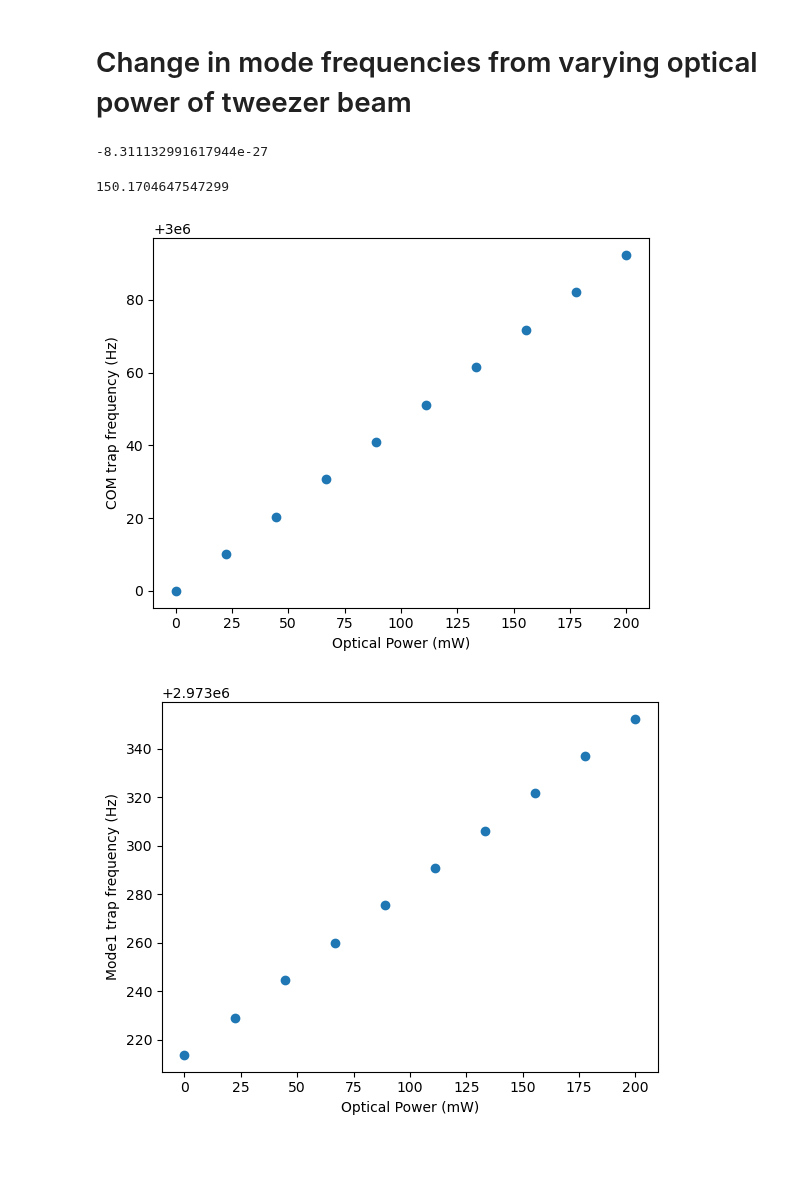
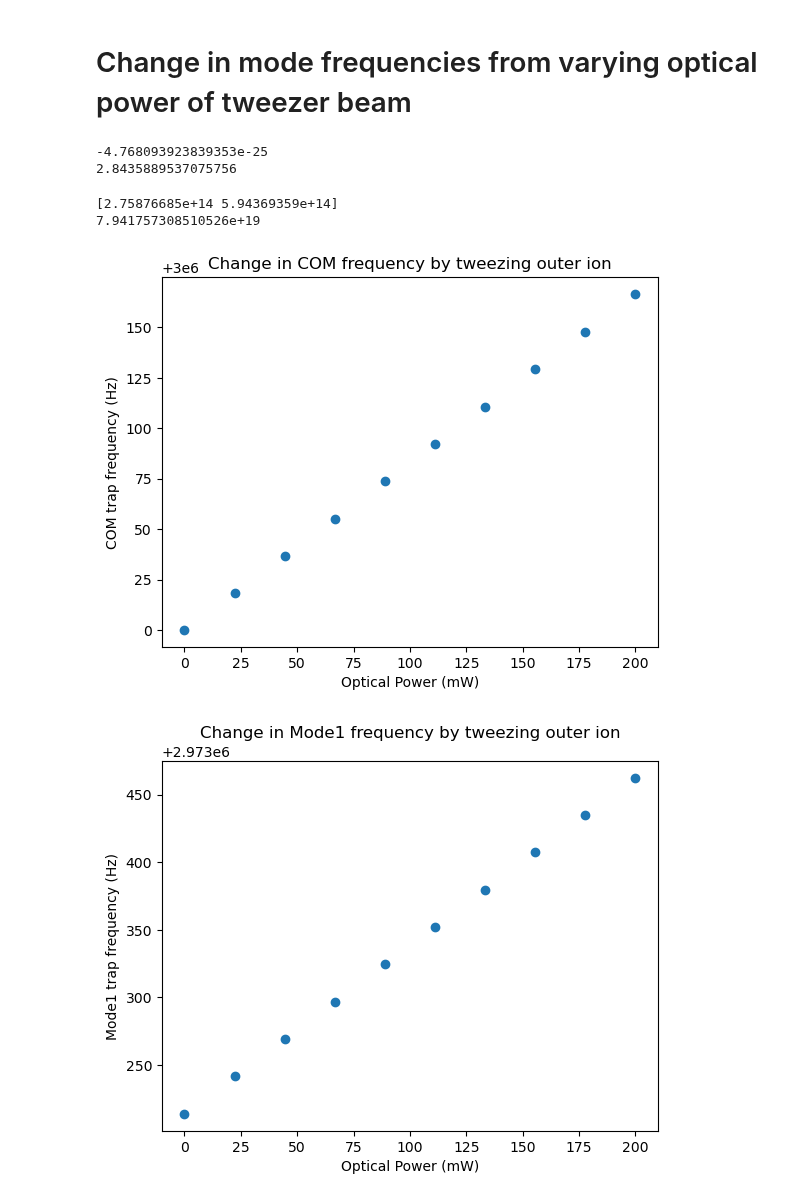
Before and after one commit to SQRLab/BladeRunner, a Jupyter notebook: Tweezers/Duke_Ba.ipynb, the cells around one changed output. Saved outputs shown, nothing was run; the diff lists cells and outputs as text; code cells hidden in the pictures; blank space fills up the shorter version.

Commit message:
checkpoint

```diff
--- a/Tweezers/Duke_Ba.ipynb
+++ b/Tweezers/Duke_Ba.ipynb
@@ -20,15 +20,23 @@ mBa138 = 137.905232 * constants.atomic_mass
 c = constants.c
 e = constants.e
 hbar = constants.hbar
+h = constants.h
 pi = np.pi
 
 # setting up parameters that we're not changing
 tweezer_wavelength = 532e-9
 omega_tweezer = 2*pi*c/tweezer_wavelength
-linewidths = [2*pi*20.5e6,2*pi*25.2e6]
-lambda_res = np.array([4554.033e-10,4130.649e-10])
+print(omega_tweezer)
+linewidths = np.array([2*pi*20.5e6,2*pi*25.2e6])
+branching_ratios = np.array([0.732,0.702])
+linewidths = linewidths * branching_ratios
+print(linewidths)
+lambda_res = np.array([493.545e-9,455.531e-9])
+print(lambda_res)
+
 omega_res = 2*pi*c/lambda_res
 lifetimes = linewidths
-print(linewidths)
+
+
 #test
 # %% [output]
@@ -209,42 +223,56 @@ plt.show()
 # Change in mode frequencies from varying optical power of tweezer beam
 # %%
 #This cell just checks my math with Jerry's math to do the power sweep
-P_opt = 96e-3
-w0 = 4e-6 #2 um beam diameter was quoted but my numbers only match Jerry's numbers if w0=4 um
+
+w0 = 1.6e-6 #1 um beam diameter was quoted but my numbers only match Jerry's numbers if w0=4 um
+P_opt = 6.1e10* (pi*w0**2)
 pot = potential(omega_tweezer,linewidths,omega_res,P_opt,w0) #calculating the dipole potential from both S-P transitions
 print(pot)
-(omega_tweezer_r(pot,w0,mBa137)/2*pi)/1e3 #kHz #calculates optical trap frequency based off a Taylor expansion at x=y=z=0 of the beam
+print((omega_tweezer_r(pot,w0,mBa137)/2*pi)/1e6) #MHz #calculates optical trap frequency based off a Taylor expansion at x=y=z=0 of the beam
 # %% [output]
--8.311132991617944e-27
+-4.768093923839353e-25
+2.8435889537075756
-150.1704647547299
+# %%
+I = 6.1e10 #6.1 MW/cm^2
+detuning = np.array([omega_res[0]-omega_tweezer,omega_res[1]-omega_tweezer])
+print(detuning)
+#some equations from Rajibul's paper for a sanity check
+Rabi_squared = [(linewidths[0]*6*pi*c**2)/(hbar*omega_res[0]**3) * I , linewidths[1] *(6*pi*c**2)/(hbar*omega_res[1]**3) * I]
+pot = hbar*Rabi_squared[0] / 4*detuning[0] + hbar*Rabi_squared[1] / 4*detuning[1]
+print(omega_tweezer_r(pot,w0,mBa137)/(2*pi))
+# %% [output]
+[2.75876685e+14 5.94369359e+14]
+7.941757308510526e+19
 # %%
 #going to sweep over powers from 0 mW to 200 mW and make 3 plots for 3 different ion positions
 N = 3
 P_opt = np.linspace(0,200e-3,10)
 w0=4e-6
 tweeze_0 = []
 Modes = []
 for P in range(len(P_opt)):
     tweeze_0.append(physical_params_to_radial_mode_vectors(N,ueq,[0],tweezer_wavelength,linewidths,omega_res,w_rf_a,w_rf_r,P_opt[P],w0,m,potential(omega_tweezer,linewidths,omega_res,P_opt[P],w0)))
         # Get modes for the tweezed system (both ions tweezed simultaneously)
 COM_frequencies = np.array([tweeze_0[i][0][0] for i in range(len(P_opt))]) #Hz
 plt.scatter(P_opt*1e3,COM_frequencies)
 plt.xlabel("Optical Power (mW)")
 plt.ylabel("COM trap frequency (Hz)")
+plt.title("Change in COM frequency by tweezing outer ion")
 plt.show()
 Mode1_frequencies = np.array([tweeze_0[i][1][0] for i in range(len(P_opt))]) #Hz
 
 plt.scatter(P_opt*1e3,Mode1_frequencies)
 plt.xlabel("Optical Power (mW)")
 plt.ylabel("Mode1 trap frequency (Hz)")
+plt.title("Change in Mode1 frequency by tweezing outer ion")
 plt.show()
 Mode2_frequencies = np.array([tweeze_0[i][2][0] for i in range(len(P_opt))]) #Hz
 
 plt.scatter(P_opt*1e3,Mode2_frequencies)
 plt.xlabel("Optical Power (mW)")
 plt.ylabel("Mode2 trap frequency (Hz)")
-plt.title("Tweezing ion0")
+plt.title("Change in Mode2 frequency by tweezing outer ion")
 plt.show()
 # %% [output]
-[figure, old version]
+[figure, new version]
-[figure, old version]
+[figure, new version]
```
Also changed, not shown: parts of 10 cells of this notebook, 2 other files.
